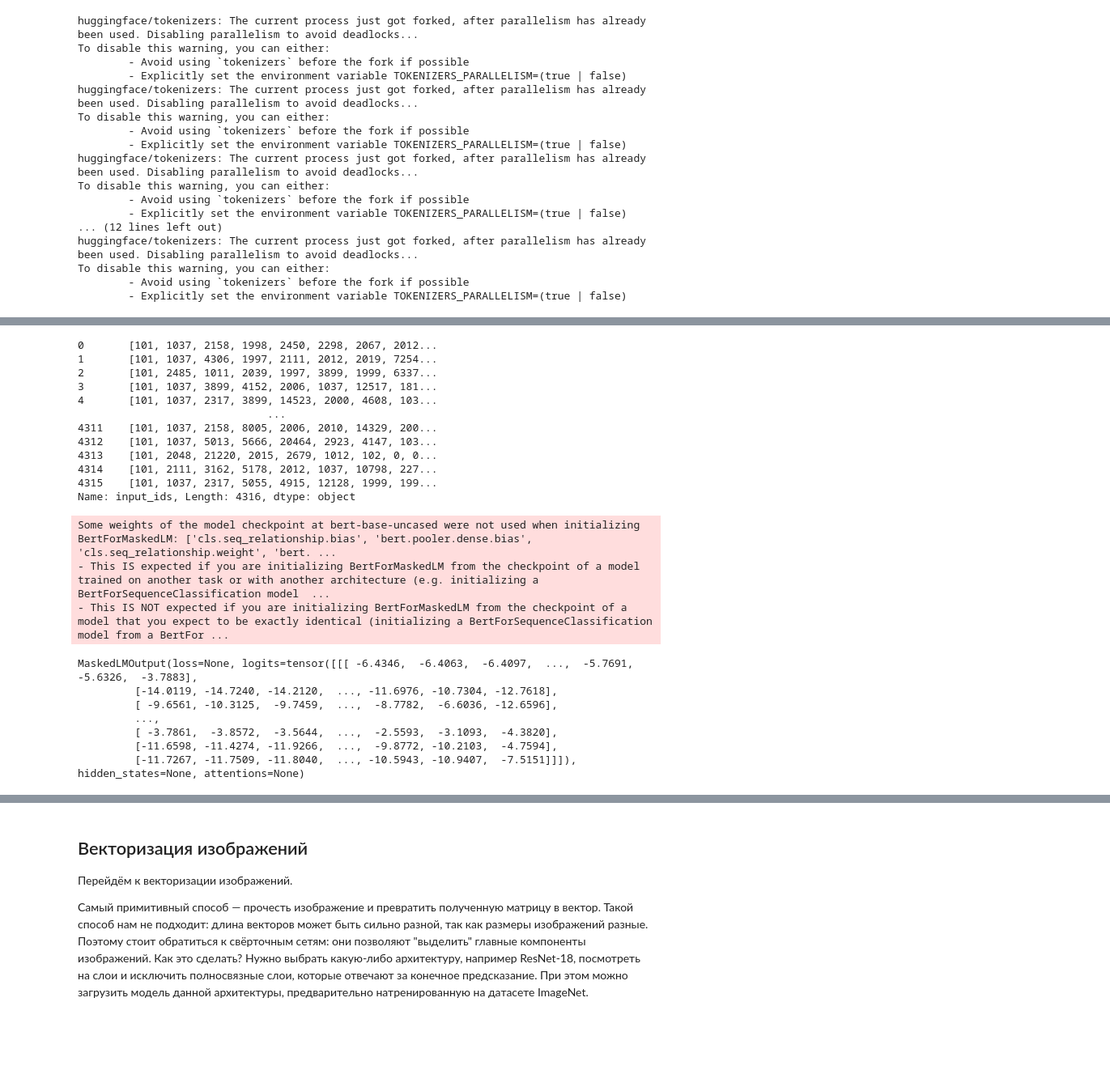
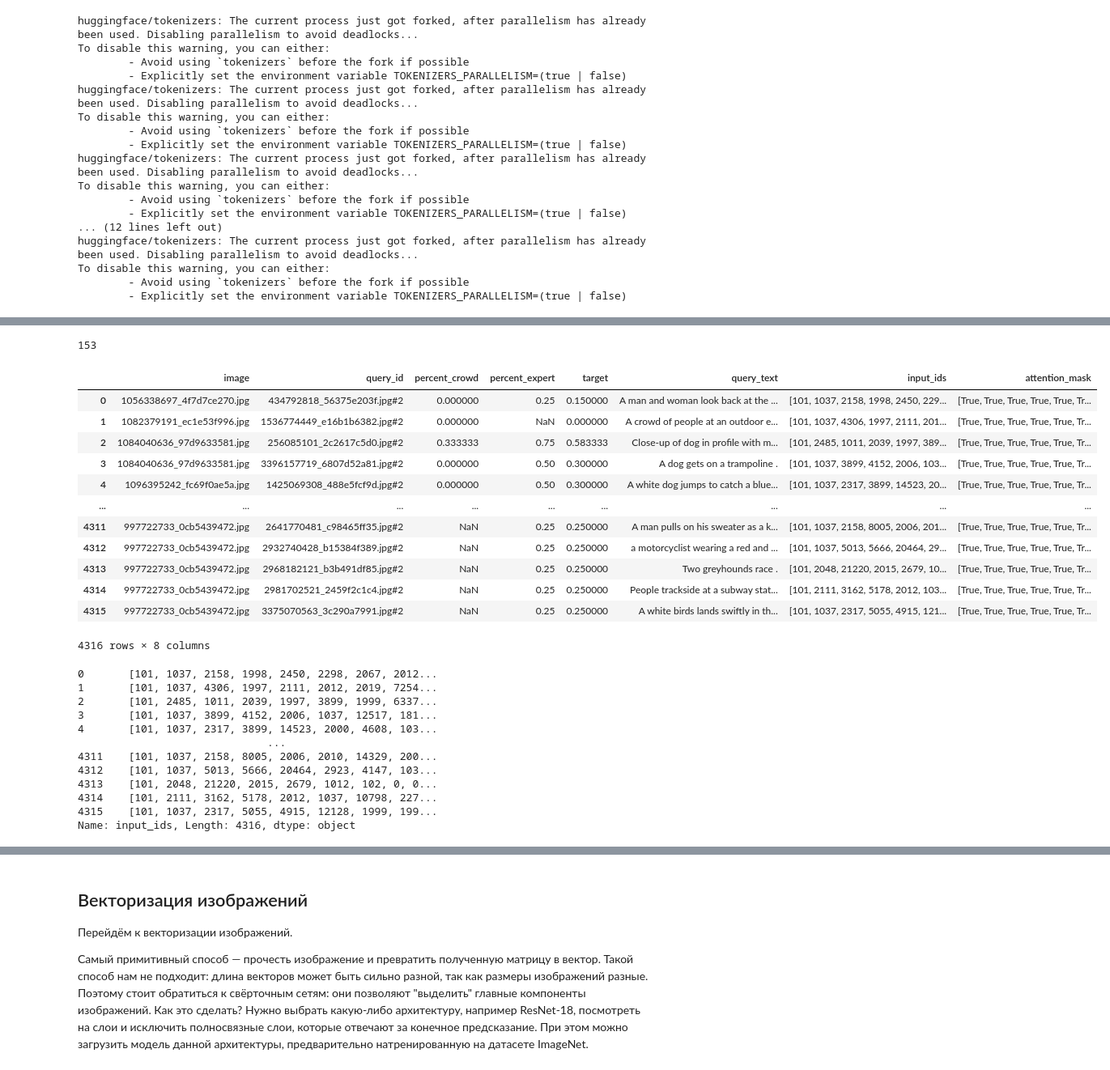
Before and after one commit to kirillva/project04, a Jupyter notebook: index.ipynb, the cells around one changed output, grey strips where cells are left out. Shown at 81% size. Cells and saved outputs as stored; diff of their text form; code cells hidden in the pictures; blank space fills up the shorter version.

```diff
--- a/index.ipynb
+++ b/index.ipynb
@@ -652,34 +558,48 @@ Name: attention_mask, Length: 4316, dtype: object
-# %%
-df['input_ids']
-# %% [output]
-0       [101, 1037, 2158, 1998, 2450, 2298, 2067, 2012...
-1       [101, 1037, 4306, 1997, 2111, 2012, 2019, 7254...
-2       [101, 2485, 1011, 2039, 1997, 3899, 1999, 6337...
-3       [101, 1037, 3899, 4152, 2006, 1037, 12517, 181...
-4       [101, 1037, 2317, 3899, 14523, 2000, 4608, 103...
-                              ...
-4311    [101, 1037, 2158, 8005, 2006, 2010, 14329, 200...
-4312    [101, 1037, 5013, 5666, 20464, 2923, 4147, 103...
-4313    [101, 2048, 21220, 2015, 2679, 1012, 102, 0, 0...
-4314    [101, 2111, 3162, 5178, 2012, 1037, 10798, 227...
-4315    [101, 1037, 2317, 5055, 4915, 12128, 1999, 199...
-Name: input_ids, Length: 4316, dtype: object
 # %%
-tokenizer = transformers.AutoTokenizer.from_pretrained("bert-base-uncased")
-model = transformers.BertForMaskedLM.from_pretrained("bert-base-uncased")
+# tokenizer = transformers.AutoTokenizer.from_pretrained("bert-base-uncased")
+# model = transformers.AutoModel.from_pretrained("bert-base-uncased")
 
-inputs = tokenizer("The capital of France is [MASK].", return_tensors="pt")
-
-with torch.no_grad():
-    logits = model(**inputs).logits
+# inputs = tokenizer("The capital of France is [MASK].", return_tensors="pt")
+# print(inputs)
+# with torch.no_grad():
+#     # logits = model(**inputs).logits
+#     logits = model(input_ids=inputs.input_ids, attention_mask=inputs.attention_mask)
+#     print(logits.last_hidden_state)
+#     print(inputs.input_ids)
+#     print(inputs.token_type_ids)
+#     print(inputs.attention_mask)
-# %% [output]
-Some weights of the model checkpoint at bert-base-uncased were not used when initializing BertForMaskedLM: ['cls.seq_relationship.bias', 'bert.pooler.dense.bias', 'cls.seq_relationship.weight', 'bert. ...
-- This IS expected if you are initializing BertForMaskedLM from the checkpoint of a model trained on another task or with another architecture (e.g. initializing a BertForSequenceClassification model  ...
-- This IS NOT expected if you are initializing BertForMaskedLM from the checkpoint of a model that you expect to be exactly identical (initializing a BertForSequenceClassification model from a BertFor ...
-MaskedLMOutput(loss=None, logits=tensor([[[ -6.4346,  -6.4063,  -6.4097,  ...,  -5.7691,  -5.6326,  -3.7883],
-         [-14.0119, -14.7240, -14.2120,  ..., -11.6976, -10.7304, -12.7618],
-         [ -9.6561, -10.3125,  -9.7459,  ...,  -8.7782,  -6.6036, -12.6596],
-         ...,
-         [ -3.7861,  -3.8572,  -3.5644,  ...,  -2.5593,  -3.1093,  -4.3820],
-         [-11.6598, -11.4274, -11.9266,  ...,  -9.8772, -10.2103,  -4.7594],
-         [-11.7267, -11.7509, -11.8040,  ..., -10.5943, -10.9407,  -7.5151]]]), hidden_states=None, attentions=None)
+# %%
+len(df['input_ids'][0])
+# %% [output]
+153
+# %%
+df
+# %% [output]
+|  | image | query_id | percent_crowd | percent_expert | target | query_text | input_ids | attention_mask |
+| 0 | 1056338697_4f7d7ce270.jpg | 434792818_56375e203f.jpg#2 | 0.000000 | 0.25 | 0.150000 | A man and woman look back at the ... | [101, 1037, 2158, 1998, 2450, 229... | [True, True, True, True, True, Tr... |
+| 1 | 1082379191_ec1e53f996.jpg | 1536774449_e16b1b6382.jpg#2 | 0.000000 | NaN | 0.000000 | A crowd of people at an outdoor e... | [101, 1037, 4306, 1997, 2111, 201... | [True, True, True, True, True, Tr... |
+| 2 | 1084040636_97d9633581.jpg | 256085101_2c2617c5d0.jpg#2 | 0.333333 | 0.75 | 0.583333 | Close-up of dog in profile with m... | [101, 2485, 1011, 2039, 1997, 389... | [True, True, True, True, True, Tr... |
+| 3 | 1084040636_97d9633581.jpg | 3396157719_6807d52a81.jpg#2 | 0.000000 | 0.50 | 0.300000 | A dog gets on a trampoline . | [101, 1037, 3899, 4152, 2006, 103... | [True, True, True, True, True, Tr... |
+| 4 | 1096395242_fc69f0ae5a.jpg | 1425069308_488e5fcf9d.jpg#2 | 0.000000 | 0.50 | 0.300000 | A white dog jumps to catch a blue... | [101, 1037, 2317, 3899, 14523, 20... | [True, True, True, True, True, Tr... |
+| ... | ... | ... | ... | ... | ... | ... | ... | ... |
+| 4311 | 997722733_0cb5439472.jpg | 2641770481_c98465ff35.jpg#2 | NaN | 0.25 | 0.250000 | A man pulls on his sweater as a k... | [101, 1037, 2158, 8005, 2006, 201... | [True, True, True, True, True, Tr... |
+| 4312 | 997722733_0cb5439472.jpg | 2932740428_b15384f389.jpg#2 | NaN | 0.25 | 0.250000 | a motorcyclist wearing a red and ... | [101, 1037, 5013, 5666, 20464, 29... | [True, True, True, True, True, Tr... |
+| 4313 | 997722733_0cb5439472.jpg | 2968182121_b3b491df85.jpg#2 | NaN | 0.25 | 0.250000 | Two greyhounds race . | [101, 2048, 21220, 2015, 2679, 10... | [True, True, True, True, True, Tr... |
+| 4314 | 997722733_0cb5439472.jpg | 2981702521_2459f2c1c4.jpg#2 | NaN | 0.25 | 0.250000 | People trackside at a subway stat... | [101, 2111, 3162, 5178, 2012, 103... | [True, True, True, True, True, Tr... |
+| 4315 | 997722733_0cb5439472.jpg | 3375070563_3c290a7991.jpg#2 | NaN | 0.25 | 0.250000 | A white birds lands swiftly in th... | [101, 1037, 2317, 5055, 4915, 121... | [True, True, True, True, True, Tr... |
+4316 rows × 8 columns
+# %%
+df['input_ids']
+# %% [output]
+0       [101, 1037, 2158, 1998, 2450, 2298, 2067, 2012...
+1       [101, 1037, 4306, 1997, 2111, 2012, 2019, 7254...
+2       [101, 2485, 1011, 2039, 1997, 3899, 1999, 6337...
+3       [101, 1037, 3899, 4152, 2006, 1037, 12517, 181...
+4       [101, 1037, 2317, 3899, 14523, 2000, 4608, 103...
+                              ...
+4311    [101, 1037, 2158, 8005, 2006, 2010, 14329, 200...
+4312    [101, 1037, 5013, 5666, 20464, 2923, 4147, 103...
+4313    [101, 2048, 21220, 2015, 2679, 1012, 102, 0, 0...
+4314    [101, 2111, 3162, 5178, 2012, 1037, 10798, 227...
+4315    [101, 1037, 2317, 5055, 4915, 12128, 1999, 199...
+Name: input_ids, Length: 4316, dtype: object
```
Also changed, not shown: parts of 34 cells of this notebook.
